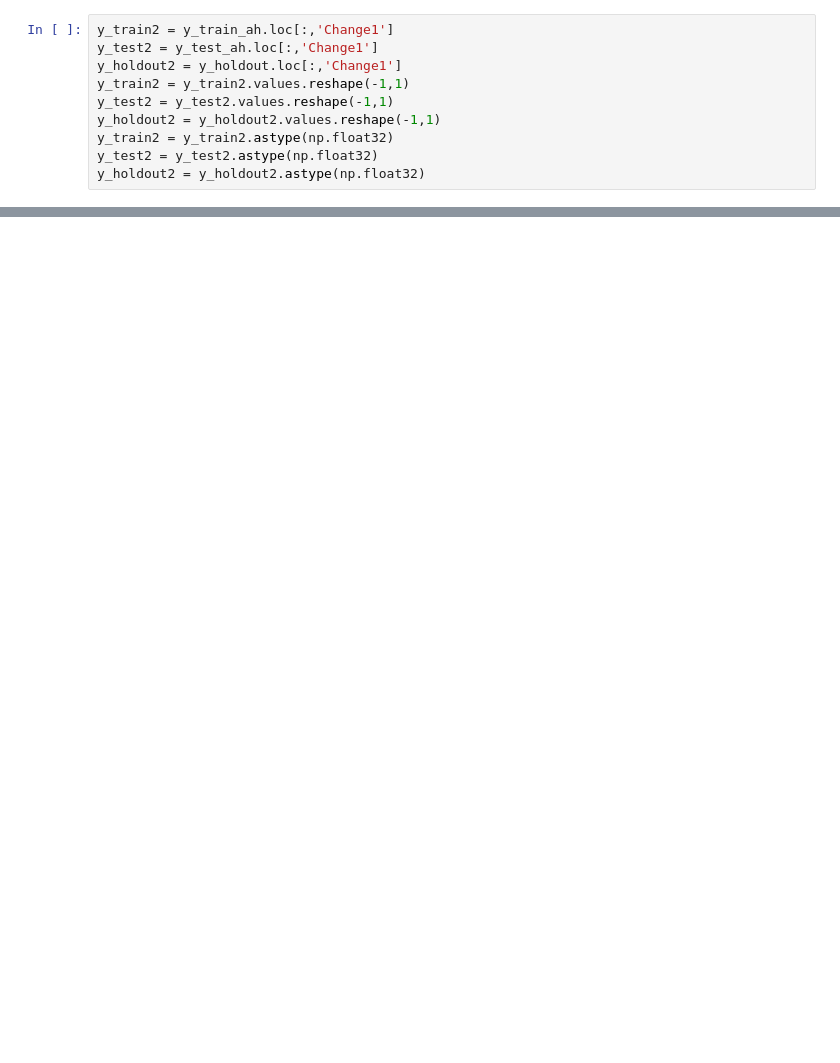
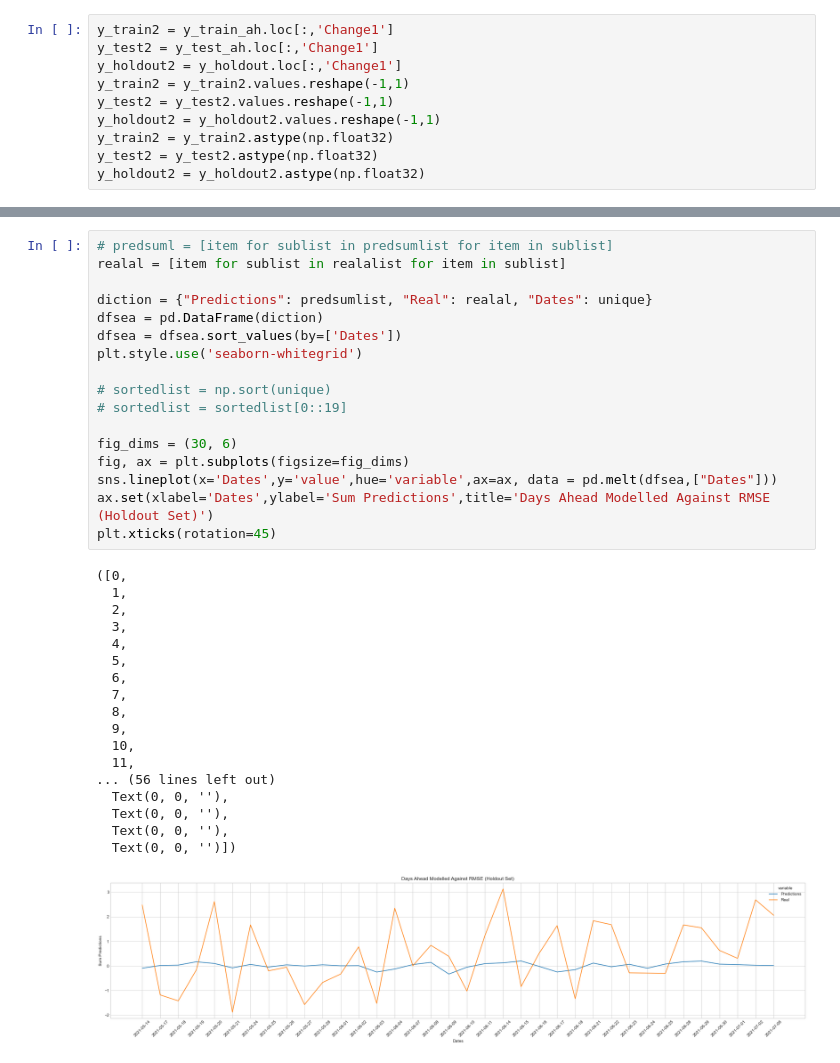
Before and after one commit to nathanindrakumar/Final_Project, a Jupyter notebook: AltRegSol.ipynb, the cells around one changed output, grey strips where cells are left out. Drawn from its saved outputs; the diff is of its cells as text; blank space fills up the shorter version.

```diff
--- a/AltRegSol.ipynb
+++ b/AltRegSol.ipynb
@@ -1340,0 +1409,36 @@ Profitability: [-0.47317332]
+# %%
+# predsuml = [item for sublist in predsumlist for item in sublist]
+realal = [item for sublist in realalist for item in sublist]
+
+diction = {"Predictions": predsumlist, "Real": realal, "Dates": unique}
+dfsea = pd.DataFrame(diction)
+dfsea = dfsea.sort_values(by=['Dates'])
+plt.style.use('seaborn-whitegrid')
+
+# sortedlist = np.sort(unique)
+# sortedlist = sortedlist[0::19]
+
+fig_dims = (30, 6)
+fig, ax = plt.subplots(figsize=fig_dims)
+sns.lineplot(x='Dates',y='value',hue='variable',ax=ax, data = pd.melt(dfsea,["Dates"]))
+ax.set(xlabel='Dates',ylabel='Sum Predictions',title='Days Ahead Modelled Against RMSE (Holdout Set)')
+plt.xticks(rotation=45)
+# %% [output]
+([0,
+  1,
+  2,
+  3,
+  4,
+  5,
+  6,
+  7,
+  8,
+  9,
+  10,
+  11,
+... (56 lines left out)
+  Text(0, 0, ''),
+  Text(0, 0, ''),
+  Text(0, 0, ''),
+  Text(0, 0, '')])
+[figure, added]
```
Also changed, not shown: parts of 5 cells of this notebook, 11 other files.
